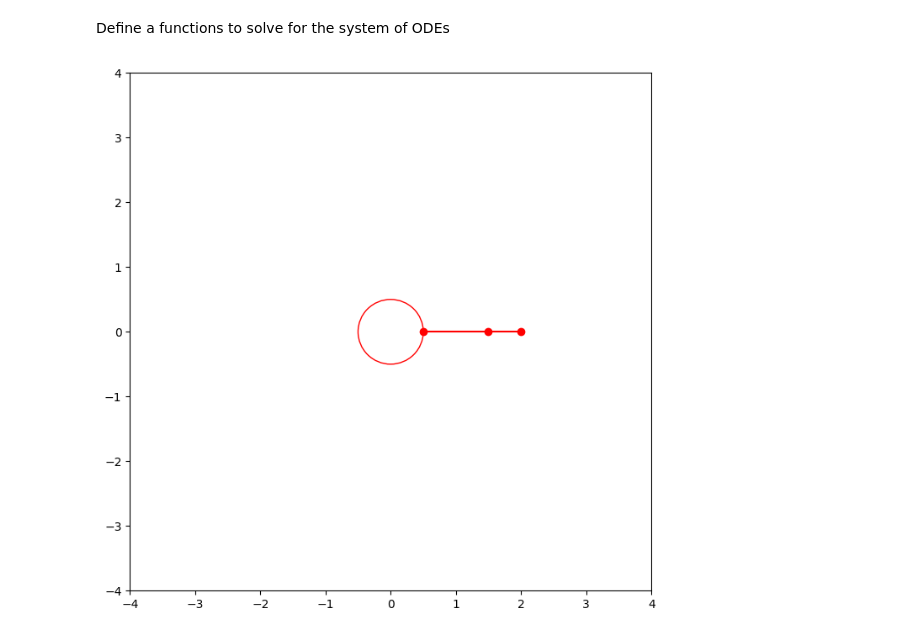
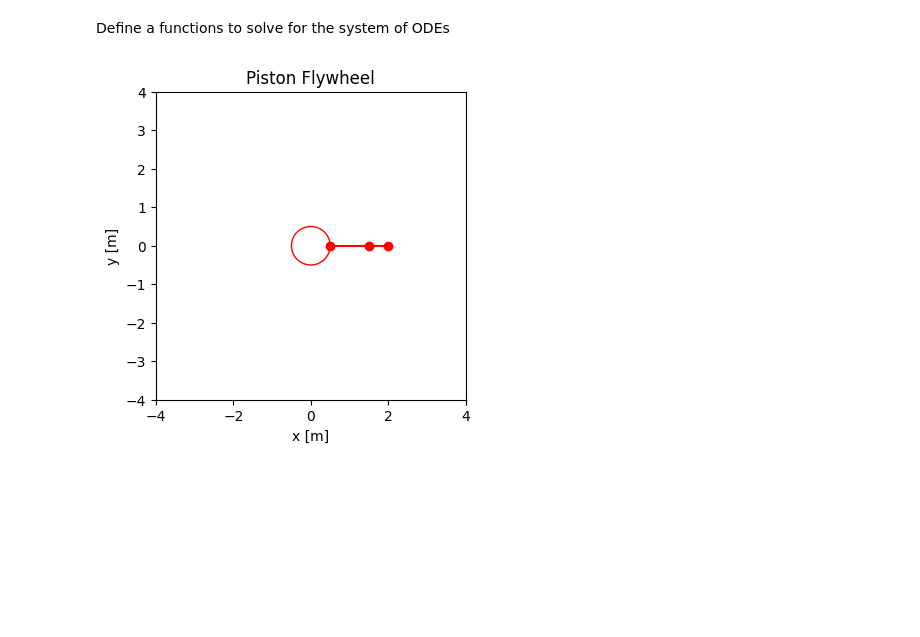
Before and after one commit to BiomechatronicsRookie/Lagrangian-Modeling-Basics, a Jupyter notebook: Wheel_Piston/Wheel_Piston.ipynb, the cells around one changed output. Saved outputs shown, nothing was run; the diff lists cells and outputs as text; code cells hidden in the pictures; blank space fills up the shorter version.

```diff
--- a/Wheel_Piston/Wheel_Piston.ipynb
+++ b/Wheel_Piston/Wheel_Piston.ipynb
@@ -21,7 +21,7 @@ theta = smp.symbols(r'\theta', cls=smp.Function)
 Explicitly write them as functions of time $t$:
 # %%
 theta = theta(t)
-x = r*smp.cos(theta) + smp.sqrt(l**2 - (r**2)*(smp.sin(theta))**2) + p
+x = r*smp.cos(theta) + smp.sqrt(l**2 - (r*smp.sin(theta))**2) + p
 # %% [markdown]
 Find the derivatives: $\dot\theta$, $\ddot\theta$, $\dot x$, $\ddot x$
 # %%
@@ -66,37 +66,40 @@ def dSdt(S,t,m,l,I,r,p):
     return [dthetadt_f(z), dzdt_f(t,m,l,I,r,p,theta,z)]
 # %%
 t_final = 10
-frms = 50*t_final
+frms = 25*t_final
 t = np.linspace(0,10,frms)
 m = 0.01
 l = 1
 I = 1e-2
 r = 0.5
 p = 0.5
-ans = odeint(dSdt, y0 =[0,5], t=t, args=(m,l,I,r,p))
+ans = odeint(dSdt, y0 =[0,3], t=t, args=(m,l,I,r,p))
 # %%
-x_cart = r*np.cos(ans[:,0]) + np.sqrt(l**2 - (r**2)*(np.sin(ans[:,0]))**2) + p
+x_cart = r*np.cos(ans[:,0]) + np.sqrt(l**2 - (r*np.sin(ans[:,0]))**2) + p
 y_cart = np.zeros(len(x_cart))
 x_att1 = x_cart - p
 y_att1 = np.zeros(len(x_cart))
 x_att = r*np.cos(ans[:,0])
 y_att = r*np.sin(ans[:,0])
 
-fig, ax = plt.subplots(1,1,figsize=(8,8))
+fig, ax = plt.subplots(1,1,figsize=(4,4))
 def update(i):
 # clear the axis each frame
     ax.clear()
     # replot things
     ax.scatter(x_cart[i],y_cart[i],c='r',marker='o')
     ax.scatter(x_att1[i],y_att1[i],c='r',marker='o')
     ax.scatter(x_att[i],y_att[i],c='r',marker='o')
     ax.add_patch(plt.Circle((0,0), r, color='r', fill=False))
     ax.plot([x_cart[i],x_att1[i],x_att[i]],[y_cart[i],y_att1[i],y_att[i]],'r')
     lim = 4
     ax.set_xlim((-lim, lim))
     ax.set_ylim((-lim, lim))
+    ax.set_title('Piston Flywheel')
+    ax.set_xlabel('x [m]')
+    ax.set_ylabel('y [m]')
 
 ani = animation.FuncAnimation(fig, update, frames=frms, interval=1)
-ani.save('Piston_Flywheel.gif',writer='pillow',fps=50)
+ani.save('Piston_Flywheel.gif',writer='pillow',fps=25)
 # %% [output]
-[figure, old version]
+[figure, new version]
```
Also changed, not shown: 9 other files.
